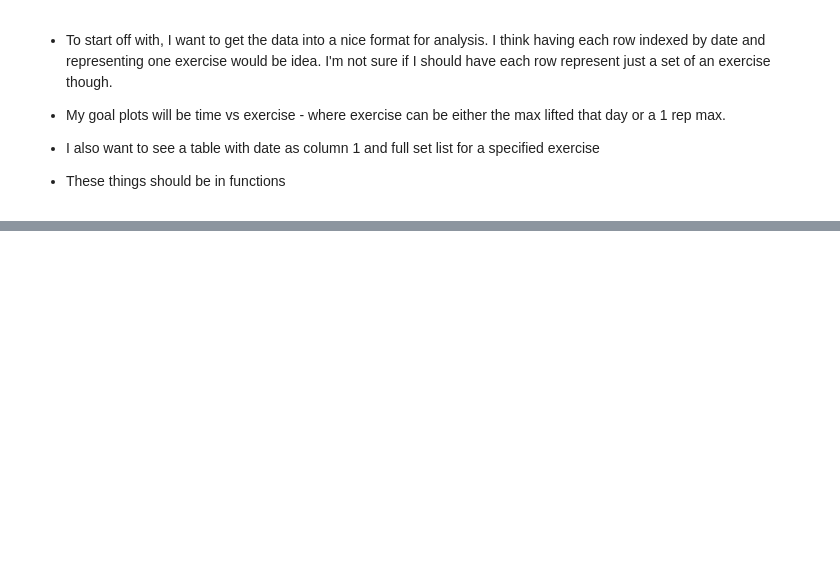
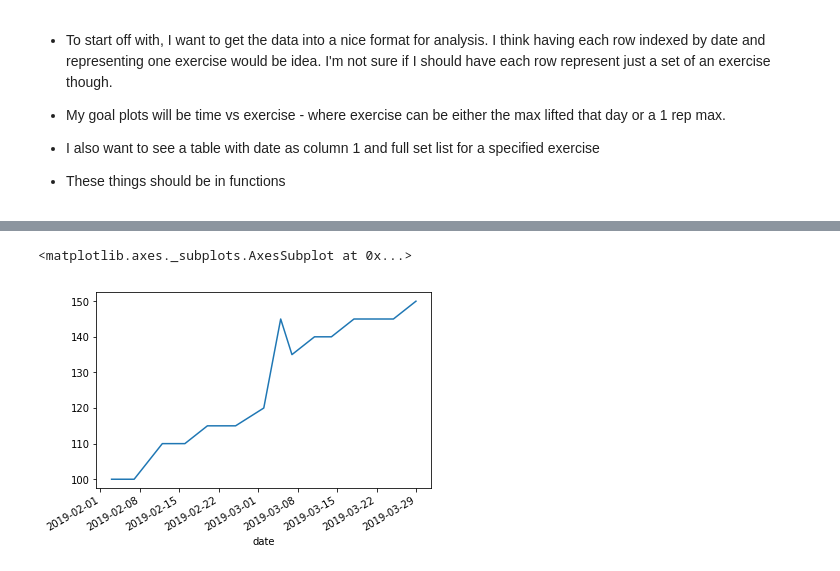
Before and after one commit to coup321/workout_tracker, a Jupyter notebook: notebooks/Workout Analysis.ipynb, the cells around one changed output, grey strips where cells are left out. Cells and saved outputs as stored; diff of their text form; code cells hidden in the pictures; blank space fills up the shorter version.

Commit message:
start plotting functions

```diff
--- a/notebooks/Workout Analysis.ipynb
+++ b/notebooks/Workout Analysis.ipynb
@@ -229,2 +211,9 @@ def plot_muscle_group(name):
     #plots time vs muscle group in [chest, tricep, back, bicep, shoulders, legs]
     pass
+# %%
+bp = cleaned_df[cleaned_df.exercise.isin(['bp','bench press'])]
+# %%
+bp.groupby('date', sort=False).weight.max().plot()
+# %% [output]
+<matplotlib.axes._subplots.AxesSubplot at 0x...>
+[figure, added]
```
Also changed, not shown: parts of 13 cells of this notebook.
